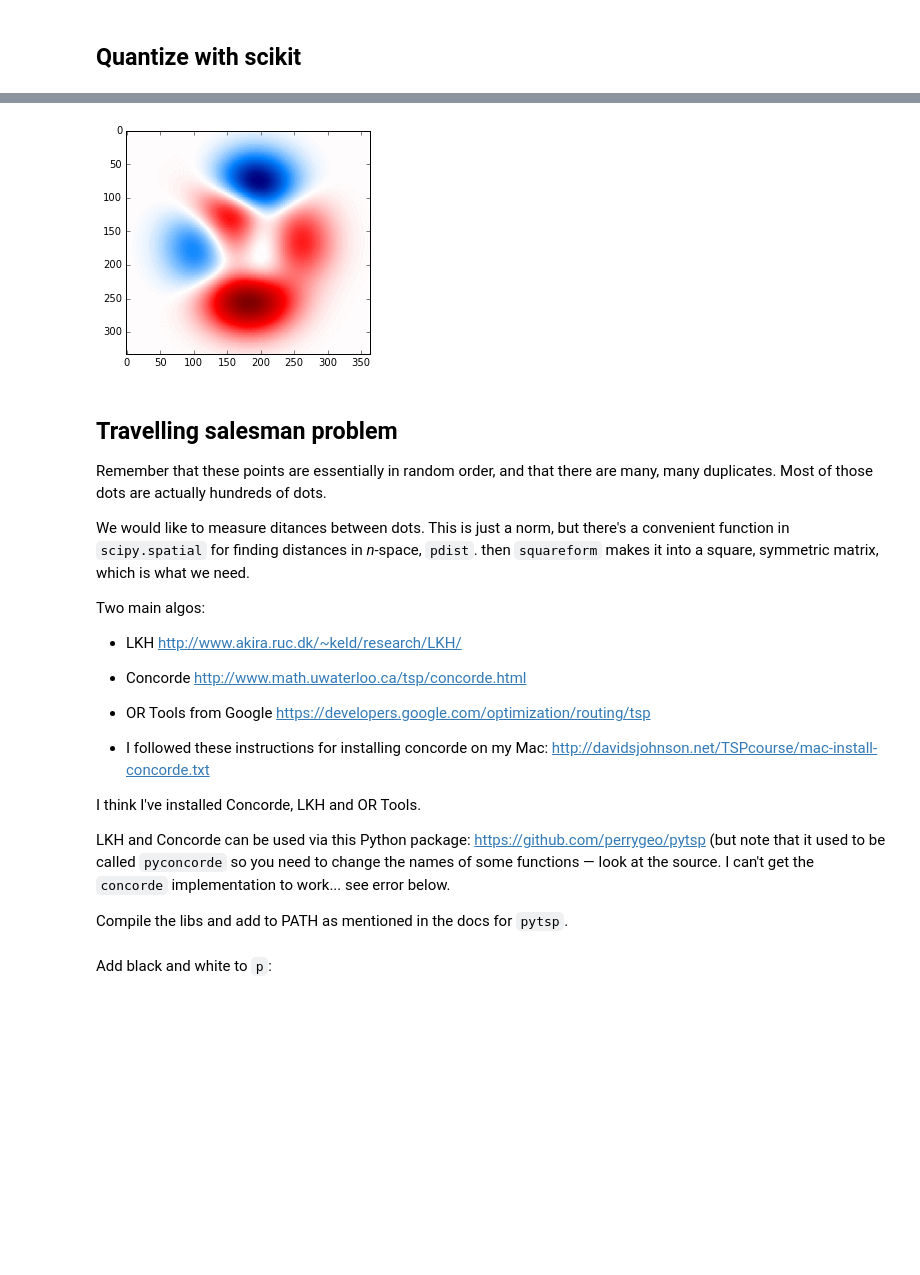
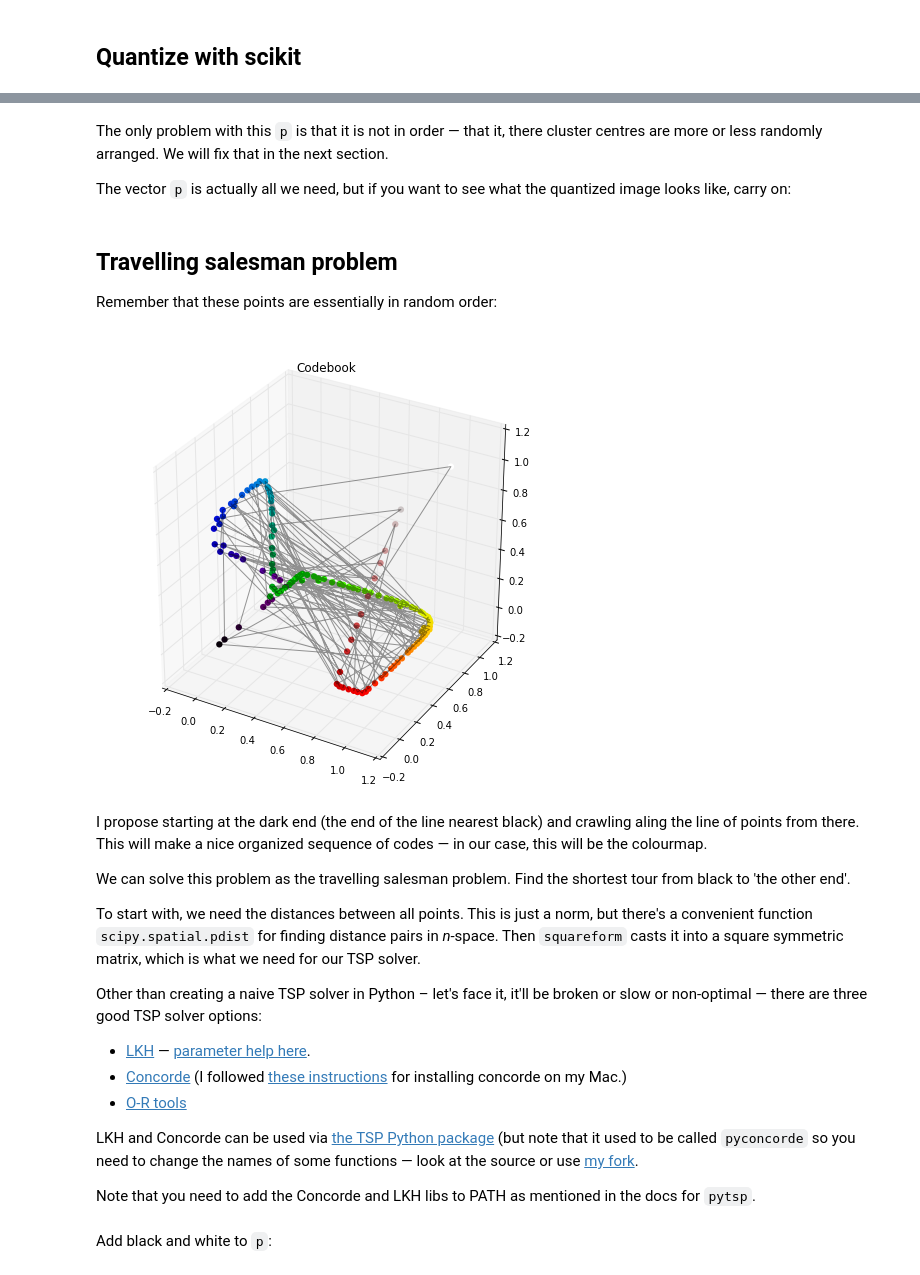
Before and after one commit to kwinkunks/notebooks, a Jupyter notebook: Guessing_colourmaps_TSP.ipynb, the cells around one changed output, grey strips where cells are left out. Saved outputs shown, nothing was run; the diff lists cells and outputs as text; code cells hidden in the pictures; blank space fills up the shorter version.

```diff
--- a/Guessing_colourmaps_TSP.ipynb
+++ b/Guessing_colourmaps_TSP.ipynb
@@ -107 +105,5 @@ labels = kmeans.predict(im_)
+# %% [markdown]
+The only problem with this `p` is that it is not in order — that it, there cluster centres are more or less randomly arranged. We will fix that in the next section.
+
+The vector `p` is actually all we need, but if you want to see what the quantized image looks like, carry on:
 # %%
@@ -116,30 +125,38 @@ def recreate_image(palette, labels, h, w):
-# %%
-q = recreate_image(p, labels, h, w)
-
-plt.imshow(q)
-plt.show()
-# %% [output]
-[figure, removed]
+# %% [markdown]
+## Travelling salesman problem
+
+Remember that these points are essentially in random order:
+# %%
+from mpl_toolkits.mplot3d import Axes3D
+
+# Set up the figure
+fig = plt.figure(figsize=(8, 8))
+
+# Result of TSP solver
+ax = fig.add_subplot(111, projection='3d')
+ax.scatter(*p.T, c=p, lw=0, s=40, alpha=1)
+ax.plot(*p.T, color='k', alpha=0.4)
+ax.set_title('Codebook')
+
+plt.show()
+# %% [output]
+[figure, added]
 # %% [markdown]
-## Travelling salesman problem
+I propose starting at the dark end (the end of the line nearest black) and crawling aling the line of points from there. This will make a nice organized sequence of codes — in our case, this will be the colourmap.
 
-Remember that these points are essentially in random order, and that there are many, many duplicates. Most of those dots are actually hundreds of dots.
+We can solve this problem as the travelling salesman problem. Find the shortest tour from black to 'the other end'.
 
-We would like to measure ditances between dots. This is just a norm, but there's a convenient function in `scipy.spatial` for finding distances in *n*-space, `pdist`. then `squareform` makes it into a square, symmetric matrix, which is what we need.
+To start with, we need the distances between all points. This is just a norm, but there's a convenient function `scipy.spatial.pdist` for finding distance pairs in *n*-space. Then `squareform` casts it into a square symmetric matrix, which is what we need for our TSP solver.
 
-Two main algos:
+Other than creating a naive TSP solver in Python – let's face it, it'll be broken or slow or non-optimal — there are three good TSP solver options:
 
-* LKH http://www.akira.ruc.dk/~keld/research/LKH/
-* Concorde http://www.math.uwaterloo.ca/tsp/concorde.html
-* OR Tools from Google https://developers.google.com/optimization/routing/tsp
+* [LKH](http://www.akira.ruc.dk/~keld/research/LKH/) — [parameter help here](http://webhotel4.ruc.dk/~keld/research/LKH/LKH-2.0/DOC/LKH-2.0_PARAMETERS.pdf).
+* [Concorde](http://www.math.uwaterloo.ca/tsp/concorde.html) (I followed [these instructions](http://davidsjohnson.net/TSPcourse/mac-install-concorde.txt) for installing concorde on my Mac.)
+* [O-R tools](https://developers.google.com/optimization/routing/tsp)
 
-* I followed these instructions for installing concorde on my Mac: http://davidsjohnson.net/TSPcourse/mac-install-concorde.txt
+LKH and Concorde can be used via [the TSP Python package](https://github.com/perrygeo/pytsp) (but note that it used to be called `pyconcorde` so you need to change the names of some functions — look at the source or use [my fork](https://github.com/kwinkunks/pytsp).
 
-I think I've installed Concorde, LKH and OR Tools.
-
-LKH and Concorde can be used via this Python package: https://github.com/perrygeo/pytsp (but note that it used to be called `pyconcorde` so you need to change the names of some functions — look at the source. I can't get the `concorde` implementation to work... see error below.
-
-Compile the libs and add to PATH as mentioned in the docs for `pytsp`.
+Note that you need to add the Concorde and LKH libs to PATH as mentioned in the docs for `pytsp`.
 # %%
 from pytsp import run, dumps_matrix
 # %% [markdown]
```
Also changed, not shown: parts of 27 cells of this notebook, 1 other file.
